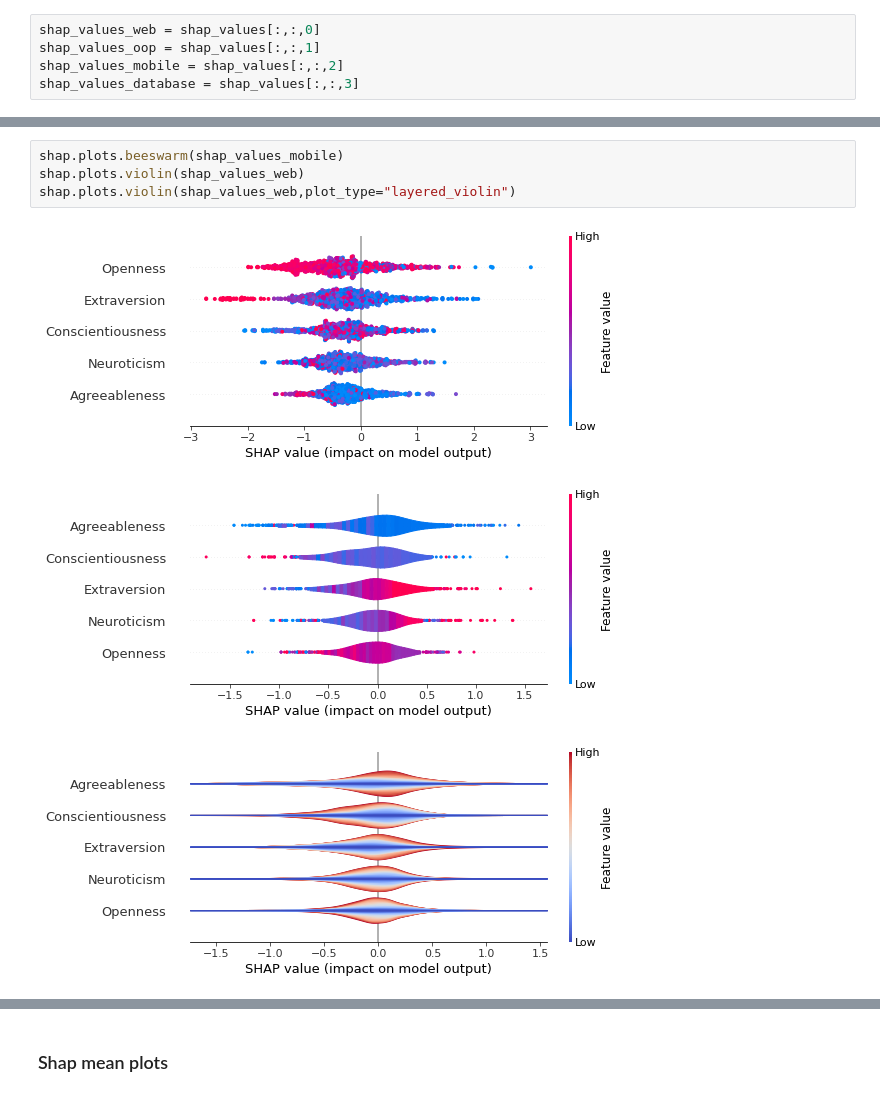
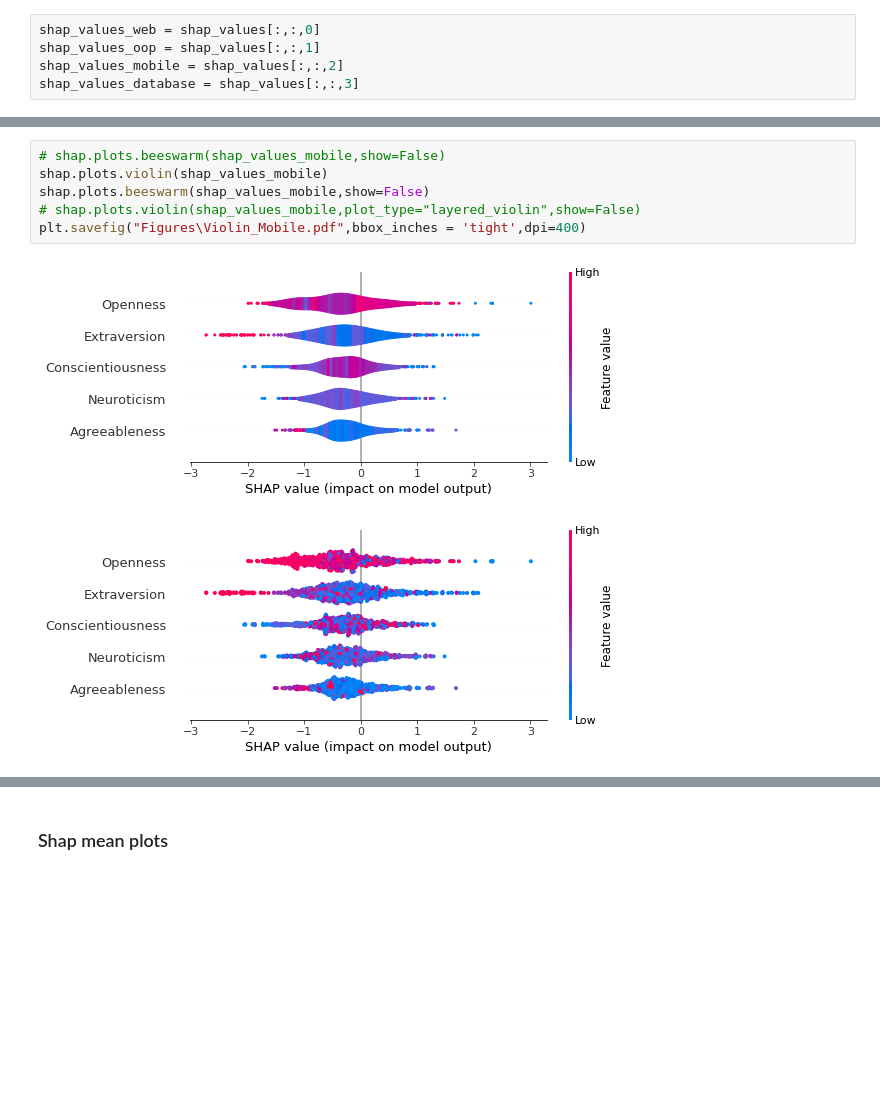
Before and after one commit to Abedeen25/Multiclass-classifiation-and-explainability, a Jupyter notebook: Shap_BPT.ipynb, the cells around one changed output, grey strips where cells are left out. Saved outputs shown, nothing was run; the diff lists cells and outputs as text; blank space fills up the shorter version.

```diff
--- a/Shap_BPT.ipynb
+++ b/Shap_BPT.ipynb
@@ -310,9 +277,10 @@ shap.plots.violin(shap_values_web,plot_type="layered_violin")
 # %%
-shap.plots.beeswarm(shap_values_mobile)
-shap.plots.violin(shap_values_web)
-shap.plots.violin(shap_values_web,plot_type="layered_violin")
+# shap.plots.beeswarm(shap_values_mobile,show=False)
+shap.plots.violin(shap_values_mobile)
+shap.plots.beeswarm(shap_values_mobile,show=False)
+# shap.plots.violin(shap_values_mobile,plot_type="layered_violin",show=False)
+plt.savefig("Figures\Violin_Mobile.pdf",bbox_inches = 'tight',dpi=400)
 # %% [output]
-[figure, old version]
+[figure, new version]
-[figure, old version]
+[figure, new version]
-[figure, removed]
 # %%
```
Also changed, not shown: parts of 21 cells of this notebook, 11 other files.
